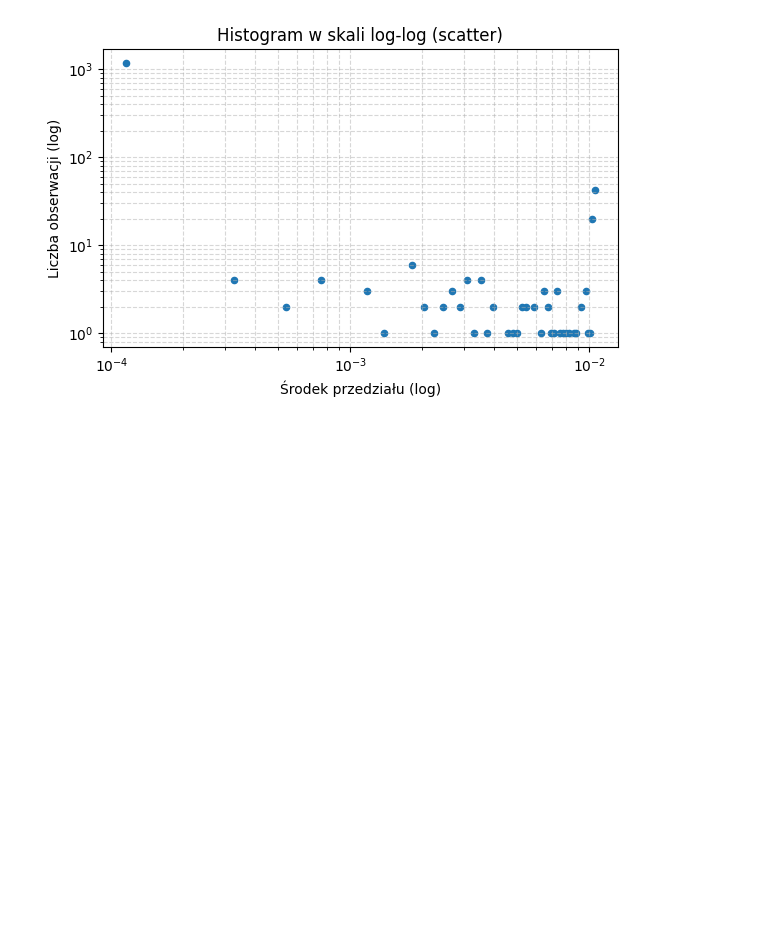
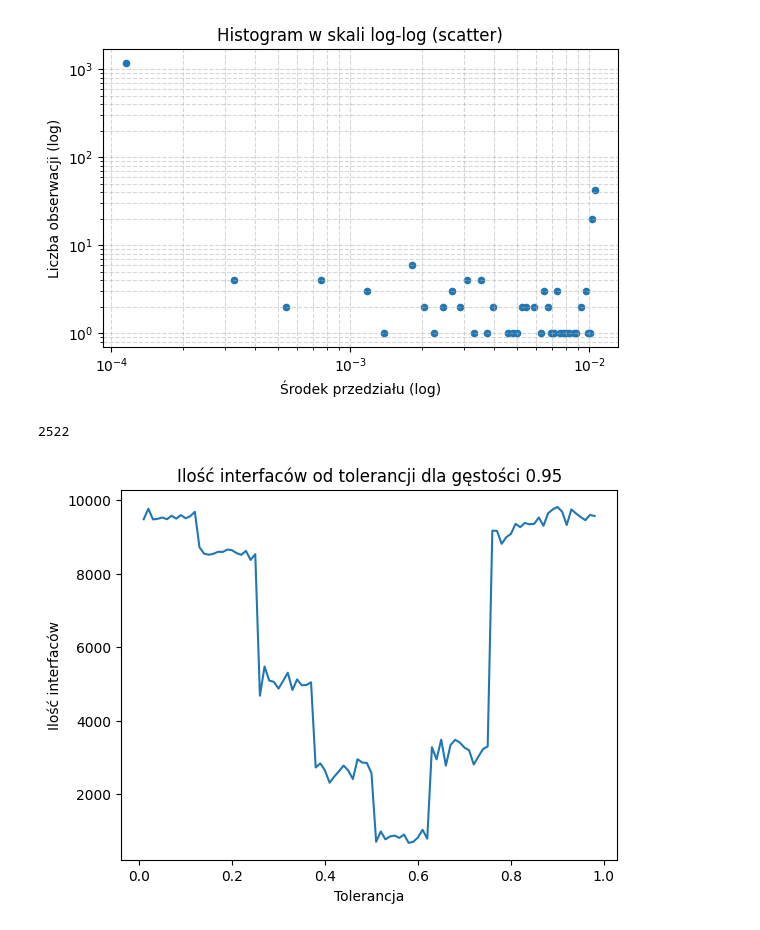
Before and after one commit to Tuliuszen/LabSpec, a Jupyter notebook: Szcz_Lys_Schelling.ipynb, the cells around one changed output. Cells and saved outputs as stored; diff of their text form; code cells hidden in the pictures; blank space fills up the shorter version.

Commit message:
Dodany wykres ilości interfaców i czasu symulacji

```diff
--- a/Szcz_Lys_Schelling.ipynb
+++ b/Szcz_Lys_Schelling.ipynb
@@ -578,0 +611,23 @@ for i in lista_steps:
+# %%
+data95, grid95 = run_schelling_simulation(grid_size=50, density=0.95, intolerance=0.49, plot=False, animate=False)
+# %%
+count_interfaces(grid95)
+# %% [output]
+2522
+# %%
+tollist = []
+interlist = []
+
+for i in range(1,99):
+    data95, grid95 = run_schelling_simulation(grid_size=50, density=0.95, intolerance=i/100, plot=False, animate=False)
+    inter = count_interfaces(grid95)
+    tollist.append(i/100)
+    interlist.append(inter)
+# %%
+plt.plot(tollist, interlist)
+plt.xlabel("Tolerancja")
+plt.ylabel("Ilość interfaców")
+plt.title("Ilość interfaców od tolerancji dla gęstości 0.95")
+plt.show()
+# %% [output]
+[figure, added]
```
Also changed, not shown: parts of 3 cells of this notebook.
